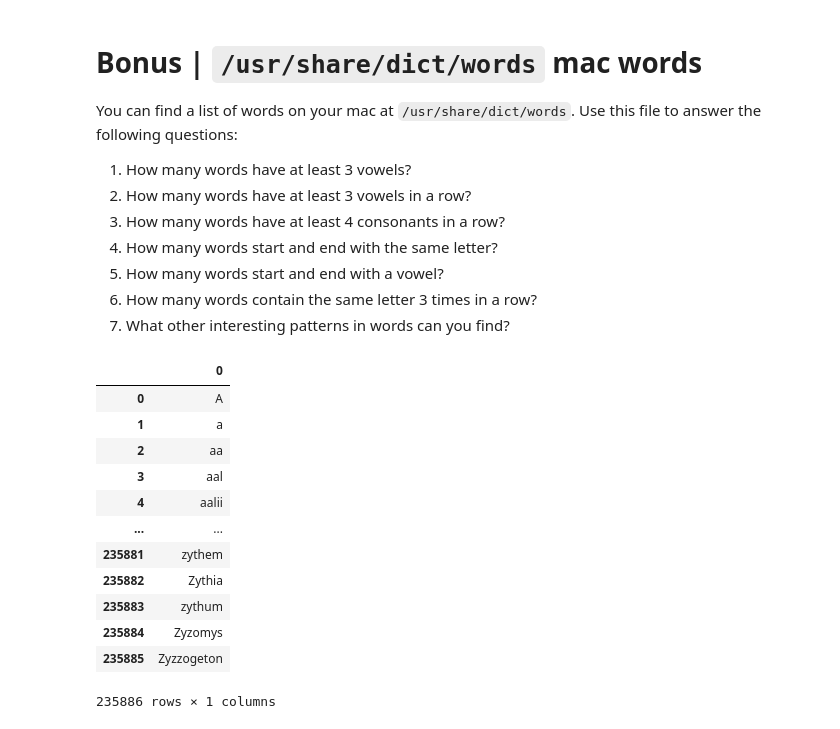
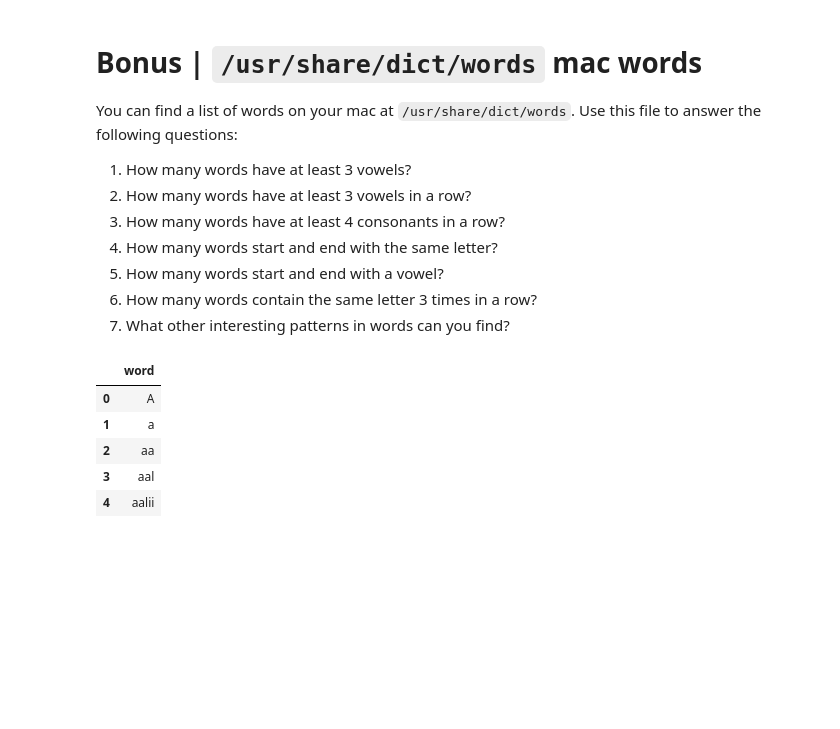
Before and after one commit to stephanie-jones78/nlp_exercises, a Jupyter notebook: 01b_regex-exercise.ipynb, the cells around one changed output. Saved outputs shown, nothing was run; the diff lists cells and outputs as text; code cells hidden in the pictures; blank space fills up the shorter version.

```diff
--- a/01b_regex-exercise.ipynb
+++ b/01b_regex-exercise.ipynb
@@ -417,19 +490,14 @@ You can find a list of words on your mac at `/usr/share/dict/words`. Use this fi
 7. What other interesting patterns in words can you find?
 # %%
 bonus = pd.read_csv('/usr/share/dict/words', header = None)
-bonus
+bonus.columns = ['word']
-# %% [output]
-|  | 0 |
-| 0 | A |
-| 1 | a |
-| 2 | aa |
-| 3 | aal |
-| 4 | aalii |
-| ... | ... |
-| 235881 | zythem |
-| 235882 | Zythia |
-| 235883 | zythum |
-| 235884 | Zyzomys |
-| 235885 | Zyzzogeton |
-235886 rows × 1 columns
+# %%
+bonus.head()
+# %% [output]
+|  | word |
+| 0 | A |
+| 1 | a |
+| 2 | aa |
+| 3 | aal |
+| 4 | aalii |
 # %%
```
Also changed, not shown: parts of 31 cells of this notebook.
